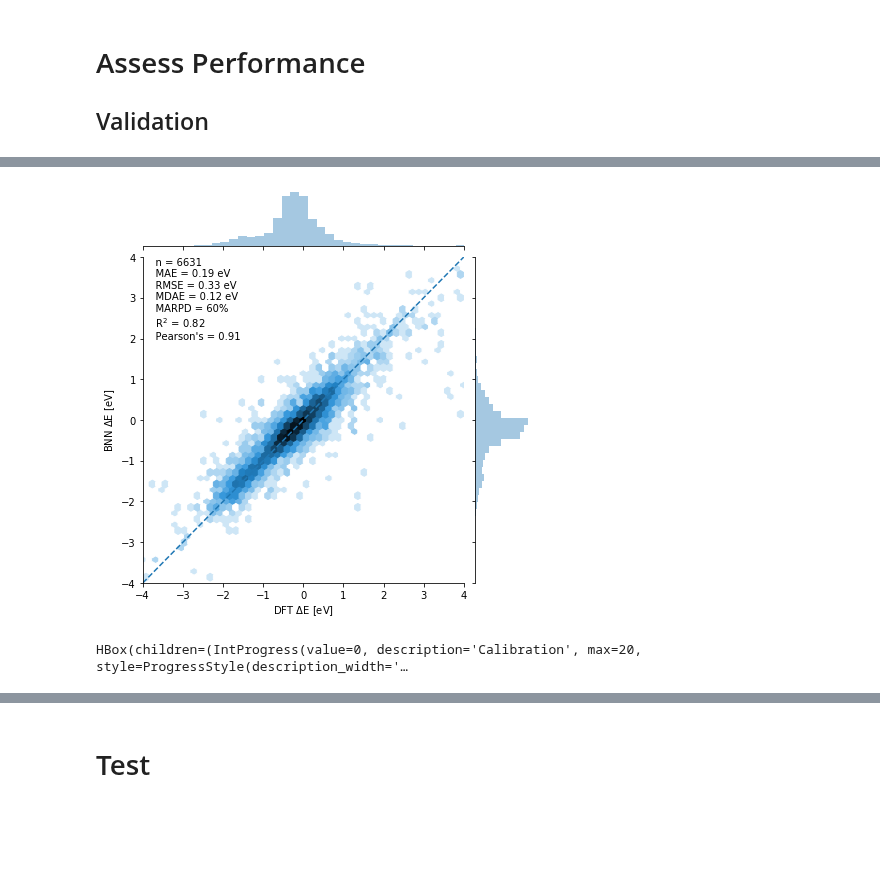
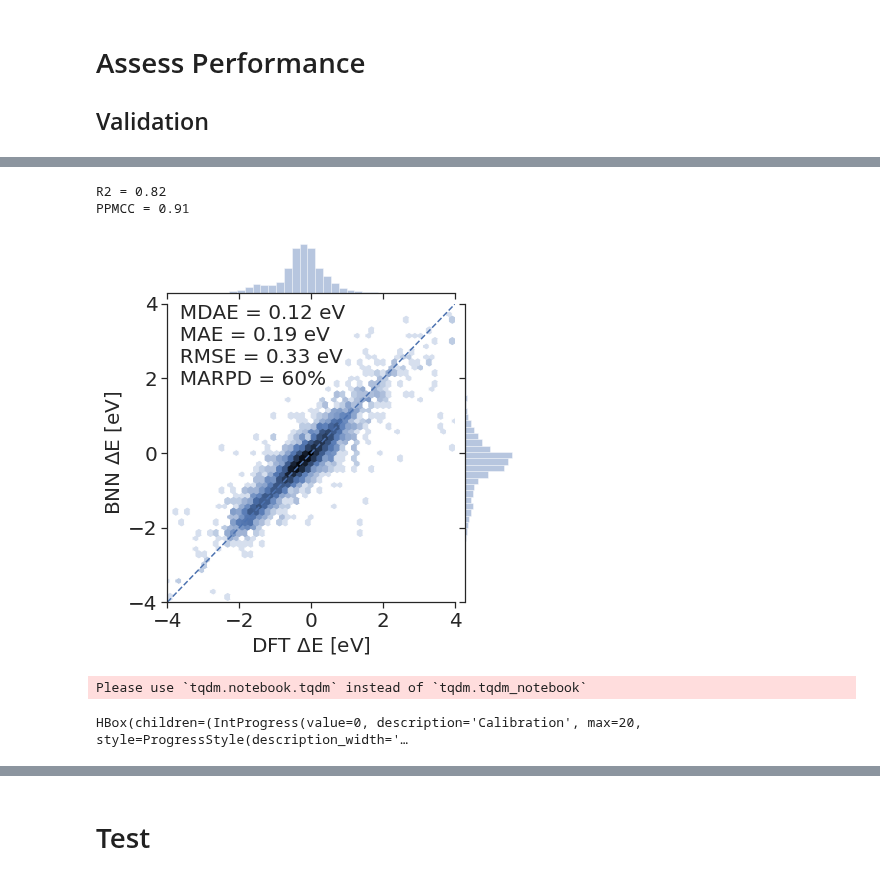
Before and after one commit to ulissigroup/uncertainty_benchmarking, a Jupyter notebook: BNN/penultimate_BNN_update.ipynb, the cells around one changed output, grey strips where cells are left out. Saved outputs shown, nothing was run; the diff lists cells and outputs as text; code cells hidden in the pictures; blank space fills up the shorter version.

```diff
--- a/BNN/penultimate_BNN_update.ipynb
+++ b/BNN/penultimate_BNN_update.ipynb
@@ -320,7 +322,7 @@ for name in pyro.get_param_store().get_all_param_names():
 # Sampling
 sample networks
 # %%
-num_samples = 10
+num_samples = 20
 sampled_models = [guide(None, None) for _ in range(num_samples)]
 # %% [markdown]
 # Assess Performance
@@ -346,13 +350,29 @@ predictions_val, labels_val = np.array(predictions_val), np.array(labels_val)
 [interactive output not drawn]
+# %%
+%matplotlib inline
+import seaborn as sns
+
+
+# Set figure defaults
+width = 7.5/3  # 1/3 of a page
+fontsize = 20
+rc = {'figure.figsize': (width, width),
+      'font.size': fontsize,
+      'axes.labelsize': fontsize,
+      'axes.titlesize': fontsize,
+      'xtick.labelsize': fontsize,
+      'ytick.labelsize': fontsize,
+      'legend.fontsize': fontsize}
+sns.set(rc=rc)
+sns.set_style('ticks')
 # %%
 # from matplotlib import pyplot as plt
-%matplotlib inline
 import numpy as np
 from sklearn.metrics import (mean_absolute_error,
                              mean_squared_error,
                              r2_score,
                              median_absolute_error)
-import seaborn as sns
+
 
 # Make the predictions
 targets_pred = predictions_val.mean(axis=0).flatten()
@@ -361,41 +381,42 @@ residuals = (targets_pred - targets_val)#.numpy()
 stdevs = predictions_val.std(axis=0)
 
 # Plot
 lims = [-4, 4]
 grid = sns.jointplot(targets_val.reshape(-1), targets_pred,
                      kind='hex',
                      bins='log',
                      extent=lims+lims)
 ax = grid.ax_joint
 _ = ax.set_xlim(lims)
 _ = ax.set_ylim(lims)
 _ = ax.plot(lims, lims, '--')
 _ = ax.set_xlabel('DFT $\Delta$E [eV]')
 _ = ax.set_ylabel('%s $\Delta$E [eV]' % model_name)
 
 # Calculate the error metrics
 mae = mean_absolute_error(targets_val, targets_pred)
 rmse = np.sqrt(mean_squared_error(targets_val, targets_pred))
 mdae = median_absolute_error(targets_val, targets_pred)
 marpd = np.abs(2 * residuals /
                (np.abs(targets_pred) + np.abs(targets_val.reshape(-1)))
                ).mean() * 100
 r2 = r2_score(targets_val, targets_pred)
 corr = np.corrcoef(targets_val.reshape(-1), targets_pred)[0, 1]
 
 # Report
-text = ('    n = %i\n' % len(targets_val) +
-        '    MAE = %.2f eV\n' % mae +
-        '    RMSE = %.2f eV\n' % rmse +
-        '    MDAE = %.2f eV\n' % mdae +
-        '    MARPD = %i%%\n' % marpd +
-        '    R$^2$ = %.2f\n' % r2 +
-        '    Pearson\'s = %.2f' % corr)
+text = ('  MDAE = %.2f eV\n' % mdae +
+        '  MAE = %.2f eV\n' % mae +
+        '  RMSE = %.2f eV\n' % rmse +
+        '  MARPD = %i%%\n' % marpd)
+print('R2 = %.2f' % r2)
+print('PPMCC = %.2f' % corr)
 _ = ax.text(x=lims[0], y=lims[1], s=text,
             horizontalalignment='left',
             verticalalignment='top')
 # %% [output]
+R2 = 0.82
+PPMCC = 0.91
-[figure, old version]
+[figure, new version]
 # %%
 # Calibration
 
@@ -418,4 +439,5 @@ predicted_pi = np.linspace(0, 1, 20)
 observed_pi = [calculate_density(quantile)
                for quantile in tqdm_notebook(predicted_pi, desc='Calibration')]
 # %% [output]
-HBox(children=(IntProgress(value=0, description='Calibration', max=20, style=ProgressStyle(description_width='…
+Please use `tqdm.notebook.tqdm` instead of `tqdm.tqdm_notebook`
+HBox(children=(IntProgress(value=0, description='Calibration', max=20, style=ProgressStyle(description_width='…
```
Also changed, not shown: parts of 17 cells of this notebook, 5 other files.
